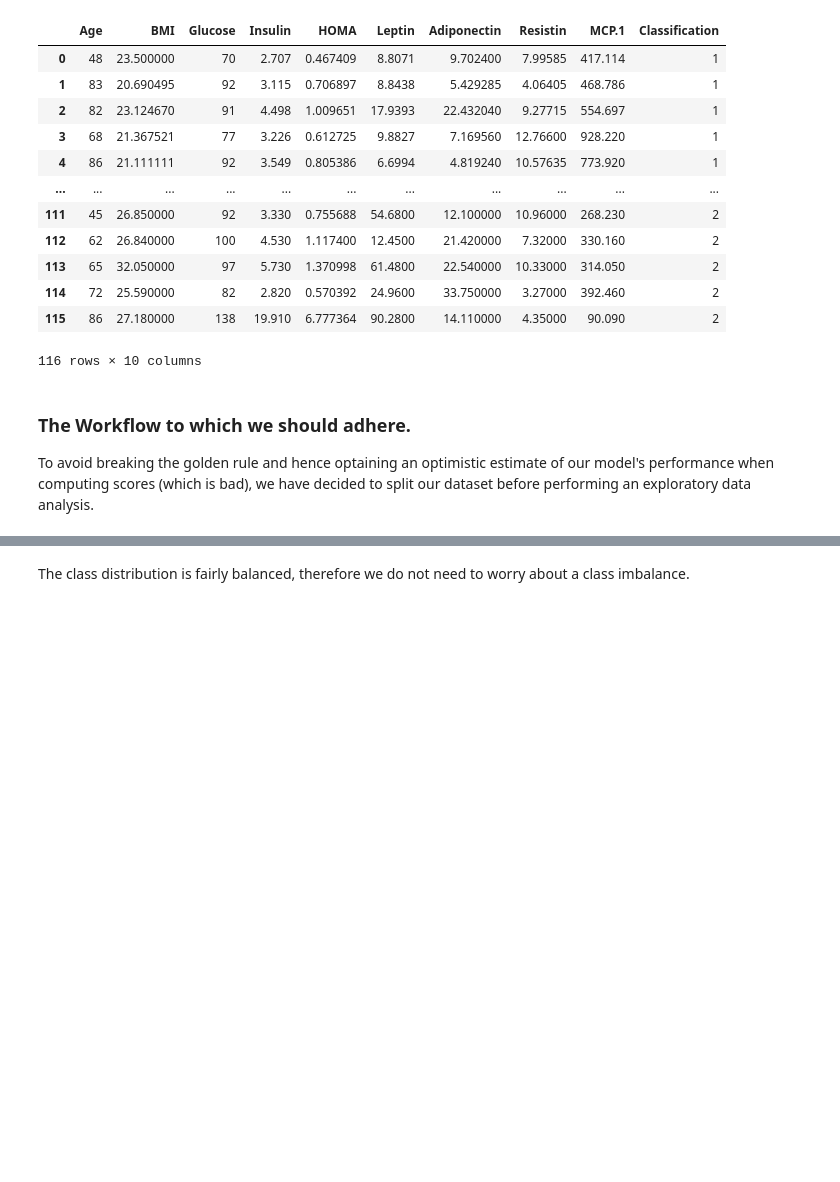
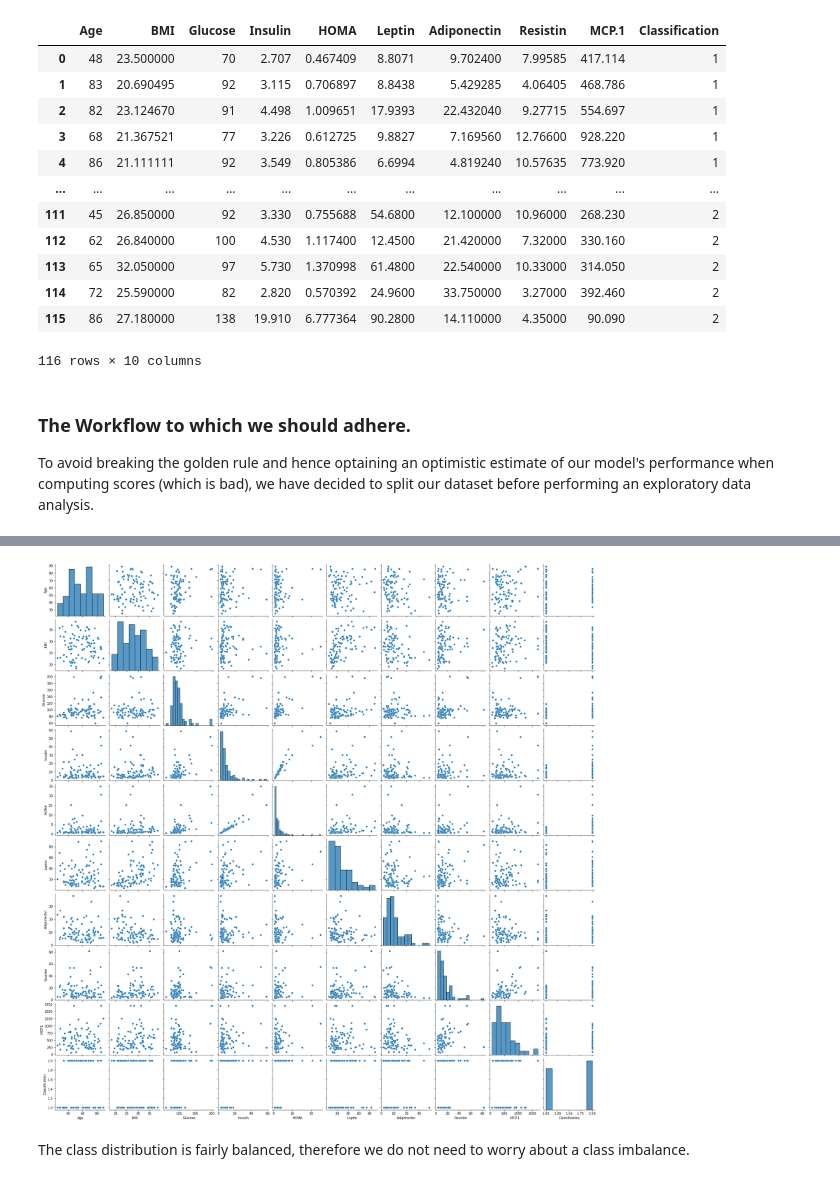
Before and after one commit to rahulkuriyedath/Breast-Cancer-Prediction, a Jupyter notebook: src/EDA.ipynb, the cells around one changed output, grey strips where cells are left out. Saved outputs shown, nothing was run; the diff lists cells and outputs as text; code cells hidden in the pictures; blank space fills up the shorter version.

```diff
--- a/src/EDA.ipynb
+++ b/src/EDA.ipynb
@@ -59,0 +96,4 @@ Name: Classification, dtype: float64
+# %%
+plot = sns.pairplot(train_df).savefig("./figures/leet.png")
+# %% [output]
+[figure, added]
```
Also changed, not shown: parts of 29 cells of this notebook.
